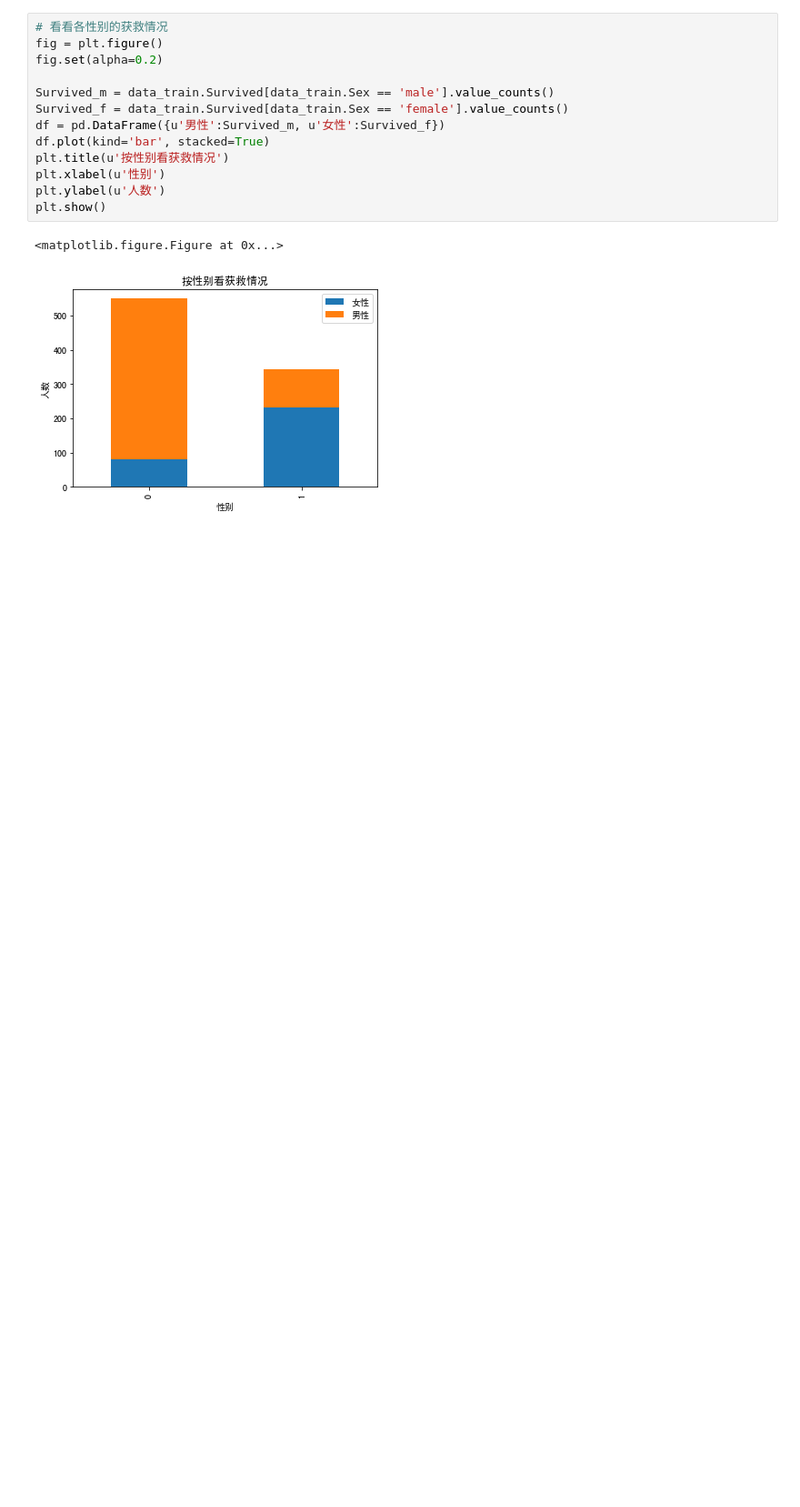
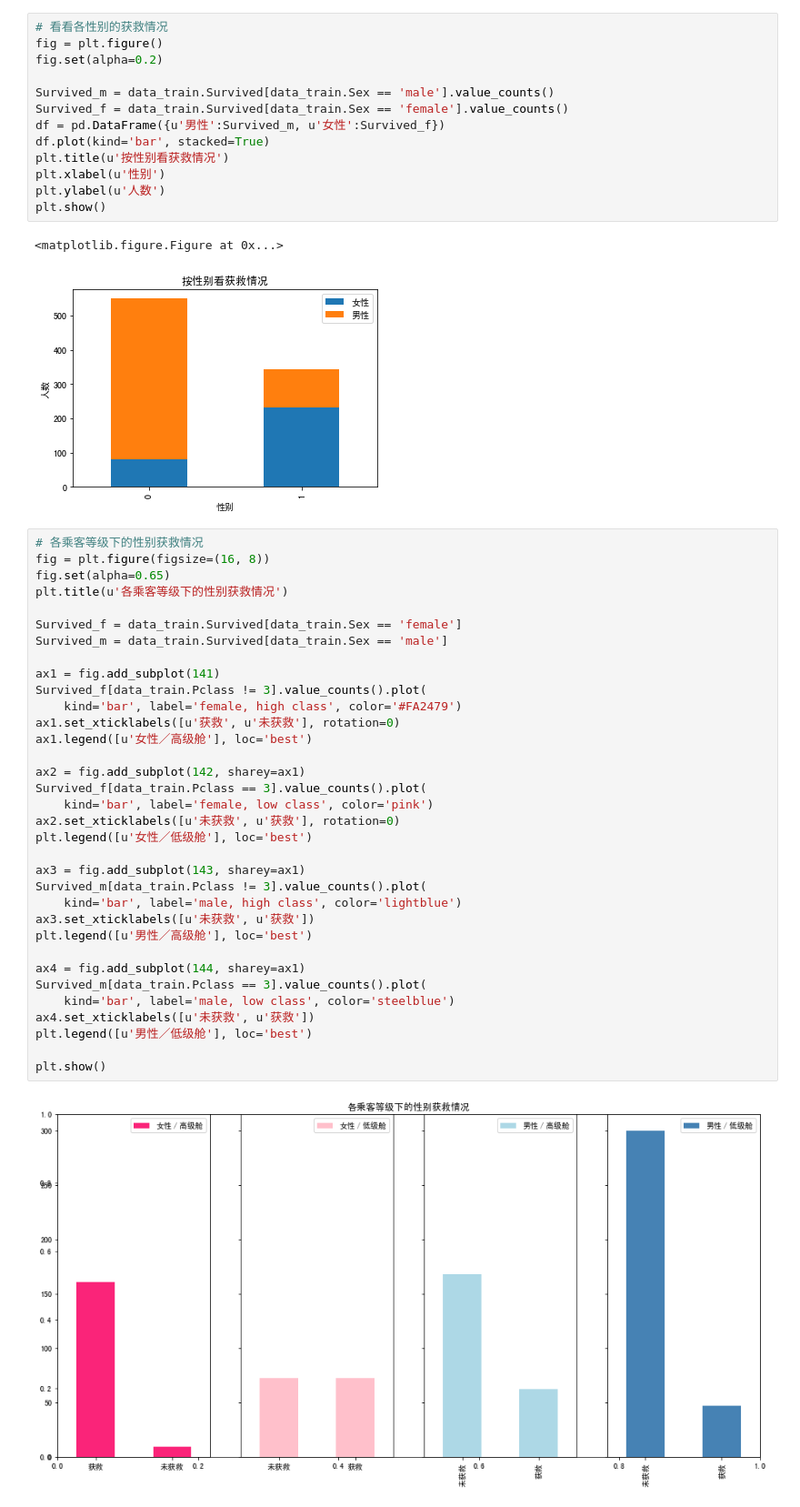
Before and after one commit to X018/ml, a Jupyter notebook: dev/001_titanic/titanic_lr.ipynb, the cells around one changed output. Shown at 91% size. Drawn from its saved outputs; the diff is of its cells as text; blank space fills up the shorter version.

```diff
--- a/dev/001_titanic/titanic_lr.ipynb
+++ b/dev/001_titanic/titanic_lr.ipynb
@@ -150,3 +151,39 @@ plt.show()
 # %% [output]
 <matplotlib.figure.Figure at 0x...>
 [figure]
+# %%
+# 各乘客等级下的性别获救情况
+fig = plt.figure(figsize=(16, 8))
+fig.set(alpha=0.65)
+plt.title(u'各乘客等级下的性别获救情况')
+
+Survived_f = data_train.Survived[data_train.Sex == 'female']
+Survived_m = data_train.Survived[data_train.Sex == 'male']
+
+ax1 = fig.add_subplot(141)
+Survived_f[data_train.Pclass != 3].value_counts().plot(
+    kind='bar', label='female, high class', color='#FA2479')
+ax1.set_xticklabels([u'获救', u'未获救'], rotation=0)
+ax1.legend([u'女性／高级舱'], loc='best')
+
+ax2 = fig.add_subplot(142, sharey=ax1)
+Survived_f[data_train.Pclass == 3].value_counts().plot(
+    kind='bar', label='female, low class', color='pink')
+ax2.set_xticklabels([u'未获救', u'获救'], rotation=0)
+plt.legend([u'女性／低级舱'], loc='best')
+
+ax3 = fig.add_subplot(143, sharey=ax1)
+Survived_m[data_train.Pclass != 3].value_counts().plot(
+    kind='bar', label='male, high class', color='lightblue')
+ax3.set_xticklabels([u'未获救', u'获救'])
+plt.legend([u'男性／高级舱'], loc='best')
+
+ax4 = fig.add_subplot(144, sharey=ax1)
+Survived_m[data_train.Pclass == 3].value_counts().plot(
+    kind='bar', label='male, low class', color='steelblue')
+ax4.set_xticklabels([u'未获救', u'获救'])
+plt.legend([u'男性／低级舱'], loc='best')
+
+plt.show()
+# %% [output]
+[figure, added]
```
Also changed, not shown: parts of 13 cells of this notebook.
